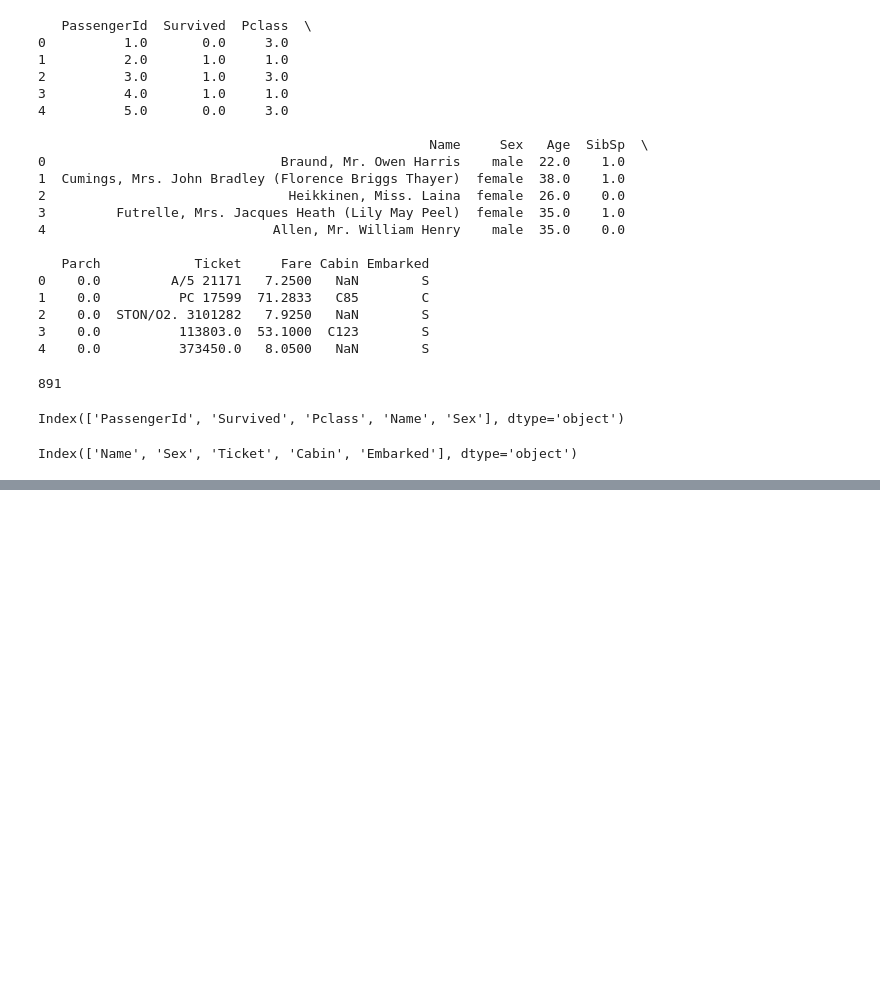
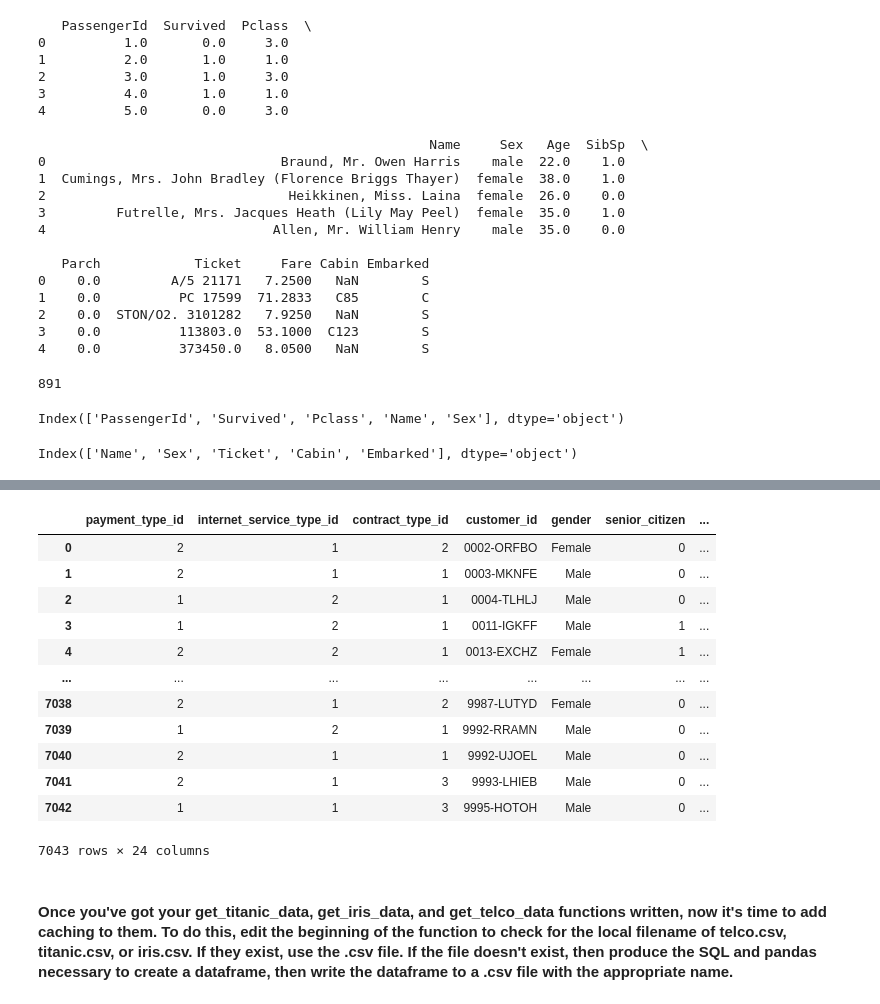
Before and after one commit to cristinalucin/classification-exercises, a Jupyter notebook: classification_exercises.ipynb, the cells around one changed output, grey strips where cells are left out. Cells and saved outputs as stored; diff of their text form; code cells hidden in the pictures; blank space fills up the shorter version.

```diff
--- a/classification_exercises.ipynb
+++ b/classification_exercises.ipynb
@@ -234,0 +298,32 @@ Index([], dtype='object')
+# %%
+# Make a function named get_telco_data that returns the data from the telco_churn database in SQL.
+# In your SQL, be sure to join contract_types, internet_service_types, payment_types tables with
+# the customers table, so that the resulting dataframe contains all the contract, payment,
+# and internet service options. Obtain your data from the Codeup Data Science Database.
+
+def get_telco_data():
+    from env import user, password, host
+    url = f'mysql+pymysql://{user}:{password}@{host}/telco_churn'
+    url = env.get_db_url('telco_churn')
+    return pd.read_sql('SELECT * FROM customers\
+    JOIN telco_churn.contract_types USING(contract_type_id)\
+    JOIN telco_churn.internet_service_types USING(internet_service_type_id)\
+    JOIN telco_churn.payment_types USING(payment_type_id)', url)
+
+get_telco_data()
+# %% [output]
+|  | payment_type_id | internet_service_type_id | contract_type_id | customer_id | gender | senior_citizen | ... |
+| 0 | 2 | 1 | 2 | 0002-ORFBO | Female | 0 | ... |
+| 1 | 2 | 1 | 1 | 0003-MKNFE | Male | 0 | ... |
+| 2 | 1 | 2 | 1 | 0004-TLHLJ | Male | 0 | ... |
+| 3 | 1 | 2 | 1 | 0011-IGKFF | Male | 1 | ... |
+| 4 | 2 | 2 | 1 | 0013-EXCHZ | Female | 1 | ... |
+| ... | ... | ... | ... | ... | ... | ... | ... |
+| 7038 | 2 | 1 | 2 | 9987-LUTYD | Female | 0 | ... |
+| 7039 | 1 | 2 | 1 | 9992-RRAMN | Male | 0 | ... |
+| 7040 | 2 | 1 | 1 | 9992-UJOEL | Male | 0 | ... |
+| 7041 | 2 | 1 | 3 | 9993-LHIEB | Male | 0 | ... |
+| 7042 | 1 | 1 | 3 | 9995-HOTOH | Male | 0 | ... |
+7043 rows × 24 columns
+# %% [markdown]
+#### Once you've got your get_titanic_data, get_iris_data, and get_telco_data functions written, now it's time to add caching to them. To do this, edit the beginning of the function to check for the local filename of telco.csv, titanic.csv, or iris.csv. If they exist, use the .csv file. If the file doesn't exist, then produce the SQL and pandas necessary to create a dataframe, then write the dataframe to a .csv file with the appropriate name.
```
Also changed, not shown: parts of 10 cells of this notebook.
